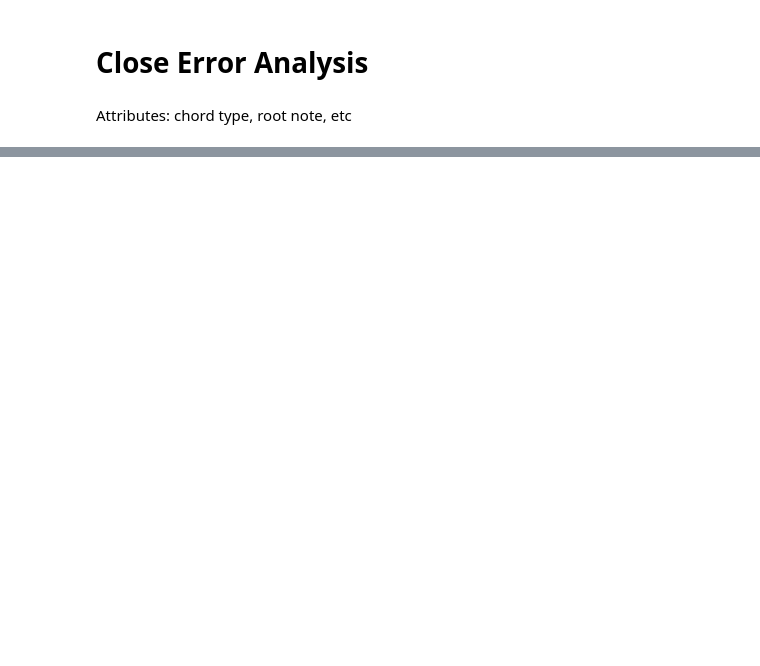
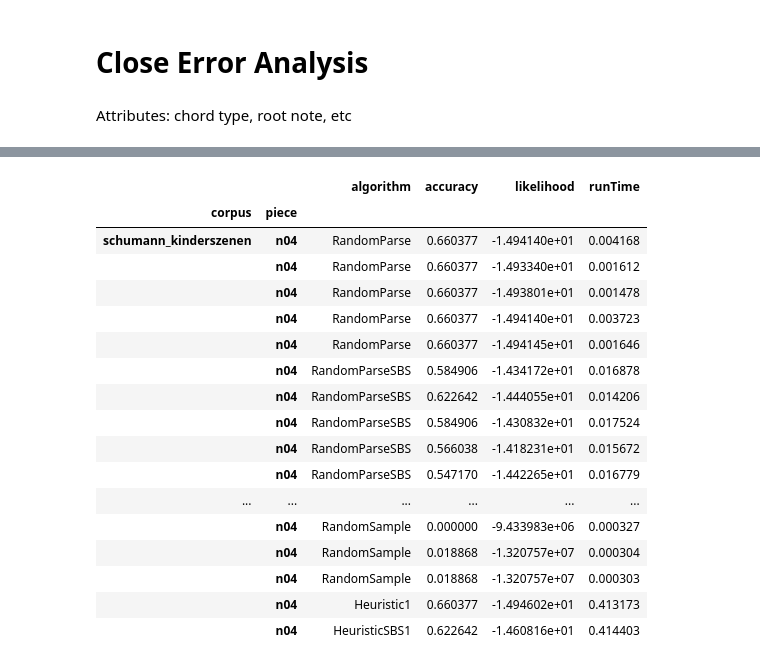
Before and after one commit to judah-daniels/protovoices-haskell, a Jupyter notebook: preprocessing/results.ipynb, the cells around one changed output, grey strips where cells are left out. Saved outputs shown, nothing was run; the diff lists cells and outputs as text; code cells hidden in the pictures; blank space fills up the shorter version.

```diff
--- a/preprocessing/results.ipynb
+++ b/preprocessing/results.ipynb
@@ -151,0 +177,23 @@ me.
+# %%
+ex = results.loc['schumann_kinderszenen','n04']
+# %%
+ex[["algorithm", "accuracy", "likelihood", "runTime"]]
+# %% [output]
+|  |  | algorithm | accuracy | likelihood | runTime |
+| corpus | piece |  |  |  |  |
+| schumann_kinderszenen | n04 | RandomParse | 0.660377 | -1.494140e+01 | 0.004168 |
+|  | n04 | RandomParse | 0.660377 | -1.493340e+01 | 0.001612 |
+|  | n04 | RandomParse | 0.660377 | -1.493801e+01 | 0.001478 |
+|  | n04 | RandomParse | 0.660377 | -1.494140e+01 | 0.003723 |
+|  | n04 | RandomParse | 0.660377 | -1.494145e+01 | 0.001646 |
+|  | n04 | RandomParseSBS | 0.584906 | -1.434172e+01 | 0.016878 |
+|  | n04 | RandomParseSBS | 0.622642 | -1.444055e+01 | 0.014206 |
+|  | n04 | RandomParseSBS | 0.584906 | -1.430832e+01 | 0.017524 |
+|  | n04 | RandomParseSBS | 0.566038 | -1.418231e+01 | 0.015672 |
+|  | n04 | RandomParseSBS | 0.547170 | -1.442265e+01 | 0.016779 |
+| ... | ... | ... | ... | ... | ... |
+|  | n04 | RandomSample | 0.000000 | -9.433983e+06 | 0.000327 |
+|  | n04 | RandomSample | 0.018868 | -1.320757e+07 | 0.000304 |
+|  | n04 | RandomSample | 0.018868 | -1.320757e+07 | 0.000303 |
+|  | n04 | Heuristic1 | 0.660377 | -1.494602e+01 | 0.413173 |
+|  | n04 | HeuristicSBS1 | 0.622642 | -1.460816e+01 | 0.414403 |
```
Also changed, not shown: parts of 28 cells of this notebook, 19 other files.
